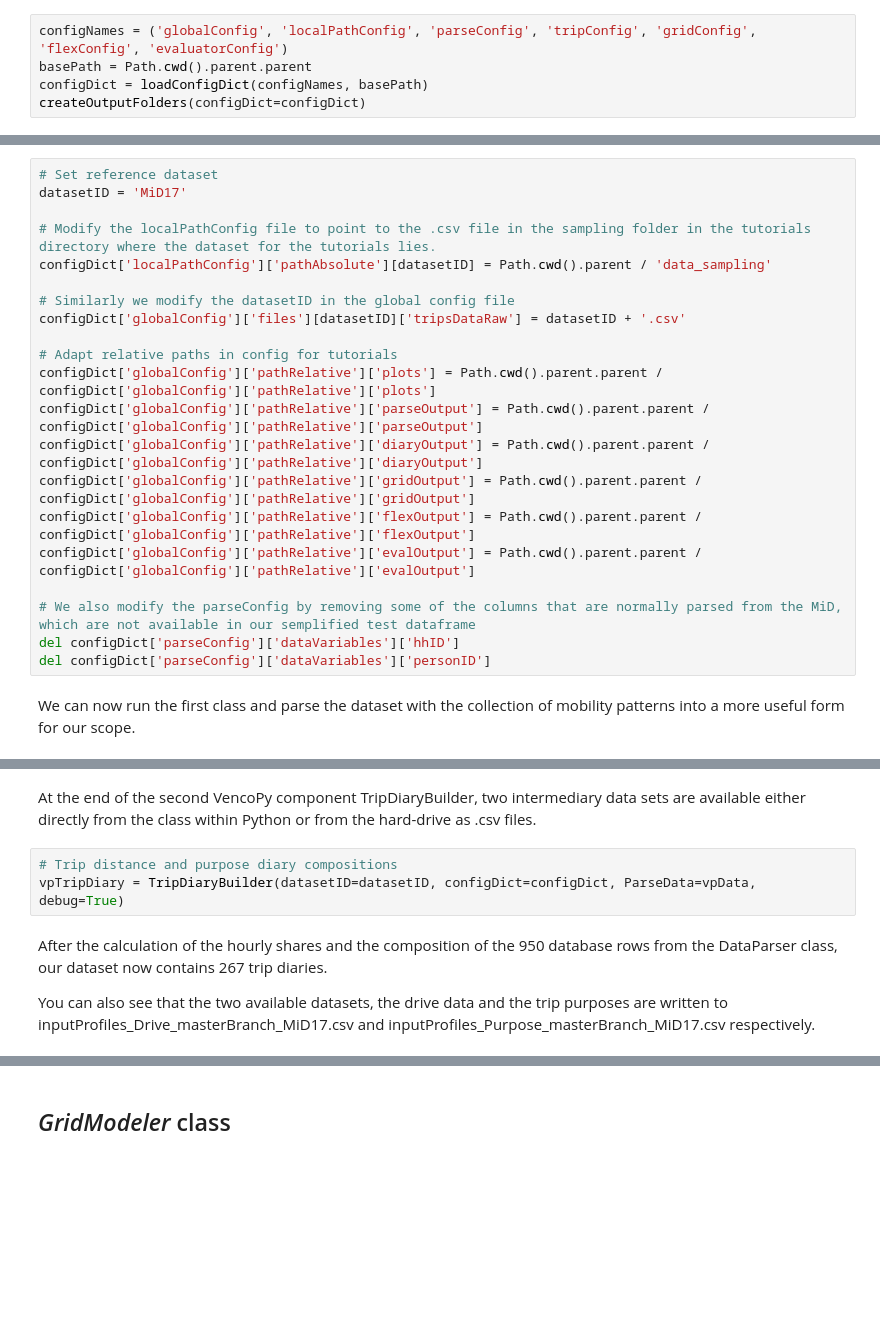
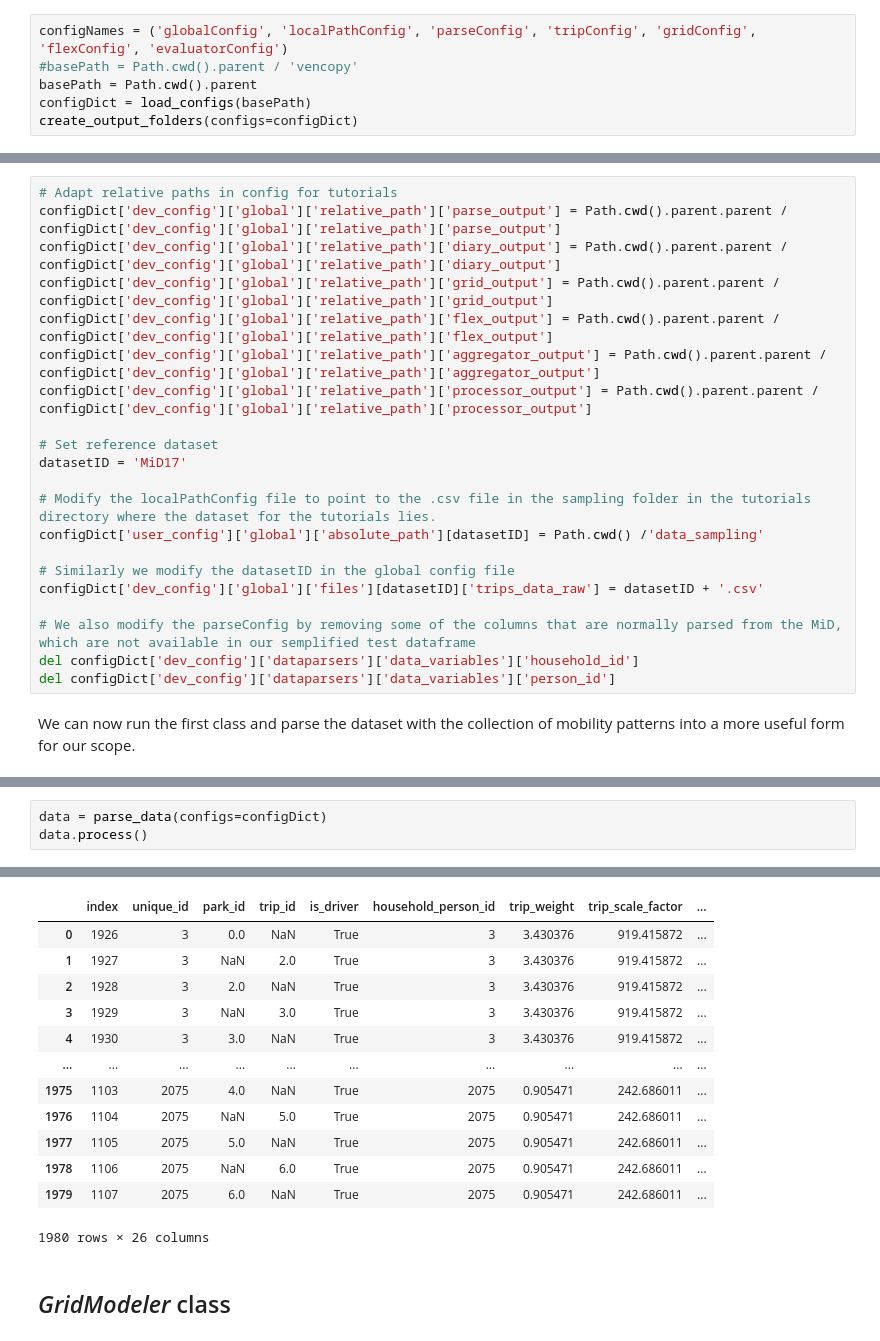
Before and after one commit to areleu/vencopy, a Jupyter notebook: vencopy/tutorials/vencopy_tutorial_01.ipynb, the cells around one changed output, grey strips where cells are left out. Drawn from its saved outputs; the diff is of its cells as text; blank space fills up the shorter version.

Commit message:
New tutorial files 1 and 2 committed

```diff
--- a/vencopy/tutorials/vencopy_tutorial_01.ipynb
+++ b/vencopy/tutorials/vencopy_tutorial_01.ipynb
@@ -35,9 +36,10 @@ from vencopy.utils.utils import load_configs, create_output_folders
 We will have a look more in detail at each config file and what you can specify within it for each class throughtout the tutorials. For the time being, it is enough to know that the config files specify configurations, variable namings and settings for the different classes. There is one config file for each class, a global config and a local configuration config to specify eventual file paths on your machine.
 # %%
 configNames = ('globalConfig', 'localPathConfig', 'parseConfig', 'tripConfig', 'gridConfig', 'flexConfig', 'evaluatorConfig')
-basePath = Path.cwd().parent.parent
-configDict = loadConfigDict(configNames, basePath)
-createOutputFolders(configDict=configDict)
+#basePath = Path.cwd().parent / 'vencopy'
+basePath = Path.cwd().parent
+configDict = load_configs(basePath)
+create_output_folders(configs=configDict)
 # %% [markdown]
 ## _DataParser_ class
 # %% [markdown]
@@ -48,25 +50,25 @@ In order to have consistent entry data for all variables and for different data
 # %% [markdown]
 First off, we modify the localConfig and globalConfig files so that it point to the current working directory and to the database subset we will use to explain the different classes.
 # %%
+# Adapt relative paths in config for tutorials
+configDict['dev_config']['global']['relative_path']['parse_output'] = Path.cwd().parent.parent / configDict['dev_config']['global']['relative_path']['parse_output']
+configDict['dev_config']['global']['relative_path']['diary_output'] = Path.cwd().parent.parent / configDict['dev_config']['global']['relative_path']['diary_output']
+configDict['dev_config']['global']['relative_path']['grid_output'] = Path.cwd().parent.parent / configDict['dev_config']['global']['relative_path']['grid_output']
+configDict['dev_config']['global']['relative_path']['flex_output'] = Path.cwd().parent.parent / configDict['dev_config']['global']['relative_path']['flex_output']
+configDict['dev_config']['global']['relative_path']['aggregator_output'] = Path.cwd().parent.parent / configDict['dev_config']['global']['relative_path']['aggregator_output']
+configDict['dev_config']['global']['relative_path']['processor_output'] = Path.cwd().parent.parent / configDict['dev_config']['global']['relative_path']['processor_output']
+
 # Set reference dataset
 datasetID = 'MiD17'
 
 # Modify the localPathConfig file to point to the .csv file in the sampling folder in the tutorials directory where the dataset for the tutorials lies.
-configDict['localPathConfig']['pathAbsolute'][datasetID] = Path.cwd().parent / 'data_sampling'
+configDict['user_config']['global']['absolute_path'][datasetID] = Path.cwd() /'data_sampling'
 
 # Similarly we modify the datasetID in the global config file
-configDict['globalConfig']['files'][datasetID]['tripsDataRaw'] = datasetID + '.csv'
-
-# Adapt relative paths in config for tutorials
-configDict['globalConfig']['pathRelative']['plots'] = Path.cwd().parent.parent / configDict['globalConfig']['pathRelative']['plots']
-configDict['globalConfig']['pathRelative']['parseOutput'] = Path.cwd().parent.parent / configDict['globalConfig']['pathRelative']['parseOutput']
-configDict['globalConfig']['pathRelative']['diaryOutput'] = Path.cwd().parent.parent / configDict['globalConfig']['pathRelative']['diaryOutput']
-configDict['globalConfig']['pathRelative']['gridOutput'] = Path.cwd().parent.parent / configDict['globalConfig']['pathRelative']['gridOutput']
-configDict['globalConfig']['pathRelative']['flexOutput'] = Path.cwd().parent.parent / configDict['globalConfig']['pathRelative']['flexOutput']
-configDict['globalConfig']['pathRelative']['evalOutput'] = Path.cwd().parent.parent / configDict['globalConfig']['pathRelative']['evalOutput']
+configDict['dev_config']['global']['files'][datasetID]['trips_data_raw'] = datasetID + '.csv'
 
 # We also modify the parseConfig by removing some of the columns that are normally parsed from the MiD, which are not available in our semplified test dataframe
-del configDict['parseConfig']['dataVariables']['hhID']
-del configDict['parseConfig']['dataVariables']['personID']
+del configDict['dev_config']['dataparsers']['data_variables']['household_id']
+del configDict['dev_config']['dataparsers']['data_variables']['person_id']
 # %% [markdown]
 We can now run the first class and parse the dataset with the collection of mobility patterns into a more useful form for our scope.
@@ -92,9 +75,4 @@ Similarly, miles driven and the trip purpose are allocated to their respective h
-# %% [markdown]
-At the end of the second VencoPy component TripDiaryBuilder, two intermediary data sets are available either directly from the class within Python or from the hard-drive as .csv files.
-# %%
-# Trip distance and purpose diary compositions
-vpTripDiary = TripDiaryBuilder(datasetID=datasetID, configDict=configDict, ParseData=vpData, debug=True)
-# %% [markdown]
-After the calculation of the hourly shares and the composition of the 950 database rows from the DataParser class, our dataset now contains 267 trip diaries.
-
-You can also see that the two available datasets, the drive data and the trip purposes are written to inputProfiles_Drive_masterBranch_MiD17.csv and inputProfiles_Purpose_masterBranch_MiD17.csv respectively.
+# %%
+data = parse_data(configs=configDict)
+data.process()
+# %% [output]
@@ -101,3 +92,16 @@ You can also see that the two available datasets, the drive data and the trip pu
+|  | index | unique_id | park_id | trip_id | is_driver | household_person_id | trip_weight | trip_scale_factor | ... |
+| 0 | 1926 | 3 | 0.0 | NaN | True | 3 | 3.430376 | 919.415872 | ... |
+| 1 | 1927 | 3 | NaN | 2.0 | True | 3 | 3.430376 | 919.415872 | ... |
+| 2 | 1928 | 3 | 2.0 | NaN | True | 3 | 3.430376 | 919.415872 | ... |
+| 3 | 1929 | 3 | NaN | 3.0 | True | 3 | 3.430376 | 919.415872 | ... |
+| 4 | 1930 | 3 | 3.0 | NaN | True | 3 | 3.430376 | 919.415872 | ... |
+| ... | ... | ... | ... | ... | ... | ... | ... | ... | ... |
+| 1975 | 1103 | 2075 | 4.0 | NaN | True | 2075 | 0.905471 | 242.686011 | ... |
+| 1976 | 1104 | 2075 | NaN | 5.0 | True | 2075 | 0.905471 | 242.686011 | ... |
+| 1977 | 1105 | 2075 | 5.0 | NaN | True | 2075 | 0.905471 | 242.686011 | ... |
+| 1978 | 1106 | 2075 | NaN | 6.0 | True | 2075 | 0.905471 | 242.686011 | ... |
+| 1979 | 1107 | 2075 | 6.0 | NaN | True | 2075 | 0.905471 | 242.686011 | ... |
+1980 rows × 26 columns
 # %% [markdown]
 ## _GridModeler_ class
 # %% [markdown]
```
Also changed, not shown: parts of 26 cells of this notebook.
